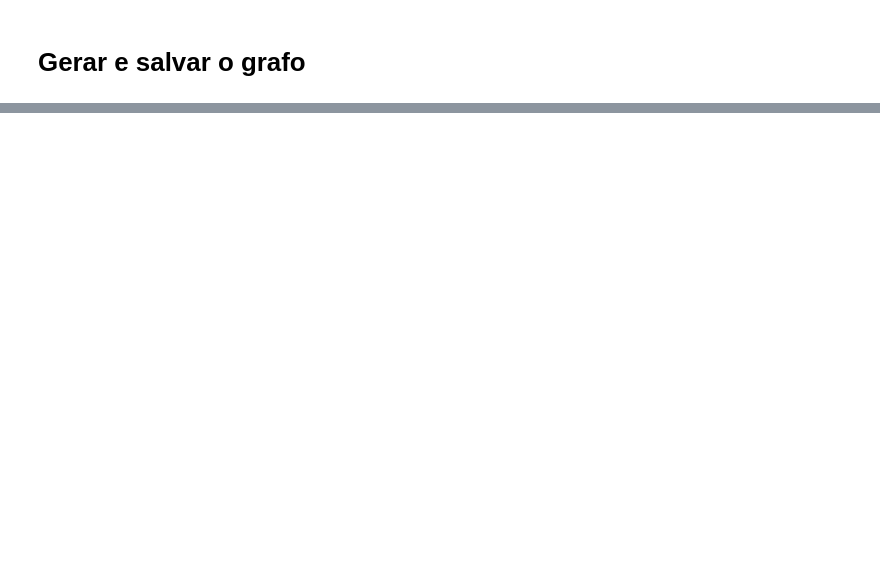
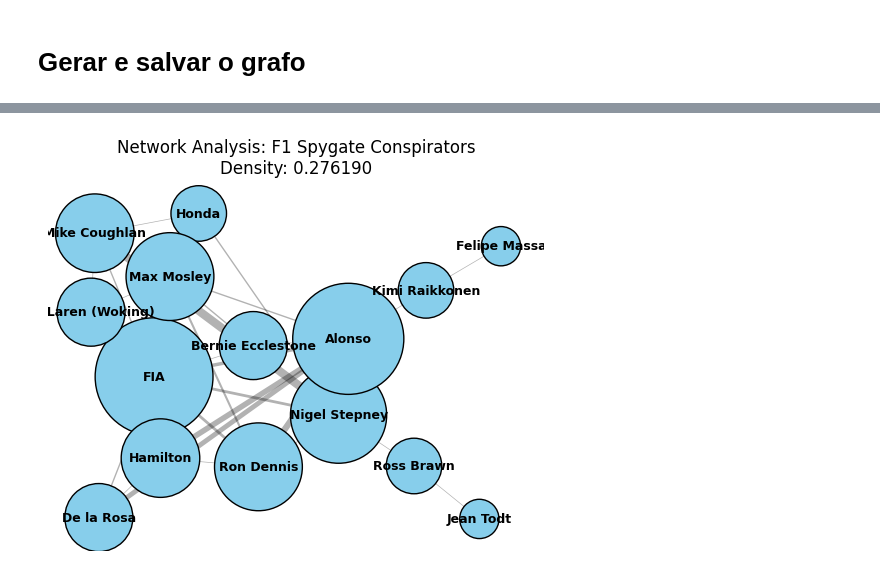
Before and after one commit to celeron550/NER-ED2, a Jupyter notebook: transcricao.ipynb, the cells around one changed output, grey strips where cells are left out. Drawn from its saved outputs; the diff is of its cells as text; code cells hidden in the pictures; blank space fills up the shorter version.

```diff
--- a/transcricao.ipynb
+++ b/transcricao.ipynb
@@ -304,0 +322,100 @@ nx.write_graphml(G, "/content/drive/MyDrive/ED2/Proj-1/spygate_graph.graphml")
+# %%
+import spacy
+import networkx as nx
+import matplotlib.pyplot as plt
+import os
+import re
+nlp = spacy.load("en_core_web_md")
+
+
+whitelist = ["Nigel Stepney", "Mike Coughlan", "Fernando Alonso", "Ron Dennis",
+             "Lewis Hamilton", "Ferrari", "McLaren", "FIA", "Honda", "Renault"]
+mapeamento_nomes = {
+    "Nigel Stepney": "Nigel Stepney",
+    "Stepney": "Nigel Stepney",
+    "Mike Coughlan": "Mike Coughlan",
+    "Coughlan": "Mike Coughlan",
+    "Fernando Alonso": "Alonso",
+    "Alonso": "Alonso",
+    "Pedro de la Rosa": "De la Rosa",
+    "Ron Dennis": "Ron Dennis",
+    "Lewis Hamilton": "Hamilton",
+    "Jean Todt": "Jean Todt",
+    "Scuderia Ferrari": "Ferrari",
+    "McLaren Mercedes": "McLaren",
+    "FIA": "FIA",
+    "WMSC": "FIA",
+    "780-page dossier": "Dossiê",
+    "Honda": "Honda",
+    "Felipe Massa": "Felipe Massa",
+    "Kimi Raikkonen": "Kimi Raikkonen"
+}
+
+mapeamento_nomes.update({
+    "Max Mosley": "Max Mosley",
+    "Mosley": "Max Mosley",
+    "Bernie Ecclestone": "Bernie Ecclestone",
+    "Bernie": "Bernie Ecclestone",
+    "Flavio Briatore": "Flavio Briatore",
+    "Ross Brawn": "Ross Brawn",
+    "Luca di Montezemolo": "Montezemolo",
+    "Woking": "McLaren (Woking)",
+    "Maranello": "Ferrari (Maranello)",
+    "Dossier": "Dossiê",
+    "780 pages": "Dossiê"
+})
+
+whitelist_estrita = list(mapeamento_nomes.keys())
+G_en = nx.Graph()
+pasta_txt = "/content/drive/MyDrive/ED2/Proj-1/transcribed"
+arquivos = [f for f in os.listdir(pasta_txt) if f.endswith('.txt')]
+
+
+
+for nome_arquivo in arquivos:
+    with open(os.path.join(pasta_txt, nome_arquivo), 'r') as f:
+        texto = f.read()
+
+    #sentenças
+    doc = nlp(texto)
+    for sent in doc.sents:
+        # apenas os termos da Whitelist
+
+        ents_na_frase = []
+        texto_sentenca = sent.text.lower()
+
+        for termo in whitelist_estrita:
+
+            if re.search(rf'\b{re.escape(termo)}\b', sent.text, re.IGNORECASE):
+                ents_na_frase.append(mapeamento_nomes[termo])
+
+        ents_na_frase = list(set(ents_na_frase))
+
+        for i in range(len(ents_na_frase)):
+            for j in range(i + 1, len(ents_na_frase)):
+                u, v = ents_na_frase[i], ents_na_frase[j]
+                if G_en.has_edge(u, v):
+                    G_en[u][v]['weight'] += 1
+                else:
+                    G_en.add_edge(u, v, weight=1)
+
+
+
+
+
+pos = nx.kamada_kawai_layout(G_en)
+
+
+graus = dict(G_en.degree())
+
+nx.draw_networkx_nodes(G_en, pos, node_size=[v * 800 for v in graus.values()], node_color='skyblue', edgecolors='black')
+nx.draw_networkx_edges(G_en, pos, alpha=0.3, edge_color='black', width=[G_en[u][v]['weight']*0.5 for u, v in G_en.edges()])
+nx.draw_networkx_labels(G_en, pos, font_size=9, font_weight="bold")
+
+plt.title(f"Network Analysis: F1 Spygate Conspirators\nDensity: {nx.density(G_en):.6f}")
+plt.axis('off')
+plt.show()
+
+nx.write_graphml(G_en, "/content/drive/MyDrive/ED2/Proj-1/spygate_graph_en-ver.graphml")
+# %% [output]
+[figure, added]
```
Also changed, not shown: parts of 5 cells of this notebook.
